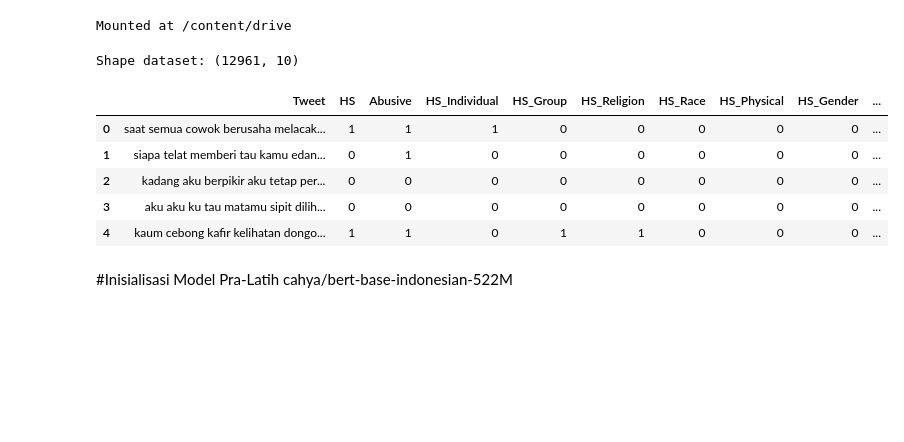
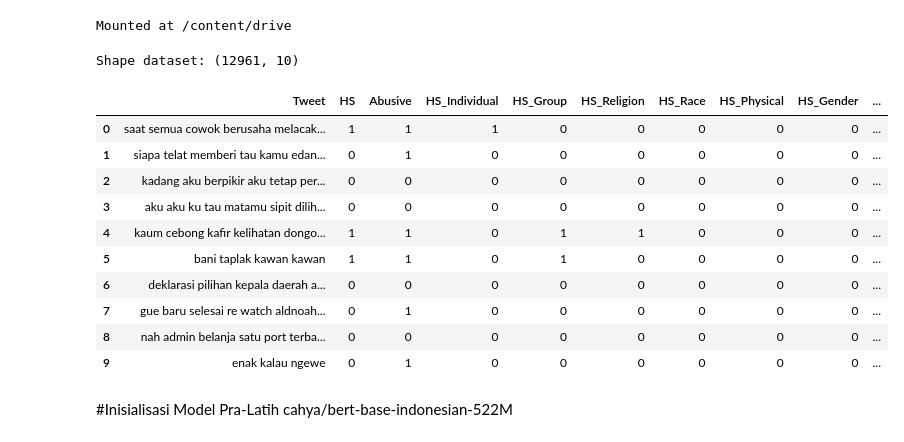
Before and after one commit to TugasAkhir-HateSpeechDetection/HateSpeechDetection-ML, a Jupyter notebook: HateSpeech_Tokenization.ipynb, the cells around one changed output. Cells and saved outputs as stored; diff of their text form; code cells hidden in the pictures; blank space fills up the shorter version.

```diff
--- a/HateSpeech_Tokenization.ipynb
+++ b/HateSpeech_Tokenization.ipynb
@@ -12,15 +15,20 @@ import os
 data = pd.read_csv(os.path.join(path, "preprocessed_data.csv"), encoding="latin-1")
 # %%
 print("Shape dataset:", data.shape)
-data.head()
+data.head(10)
 # %% [output]
 Shape dataset: (12961, 10)
 |  | Tweet | HS | Abusive | HS_Individual | HS_Group | HS_Religion | HS_Race | HS_Physical | HS_Gender | ... |
 | 0 | saat semua cowok berusaha melacak... | 1 | 1 | 1 | 0 | 0 | 0 | 0 | 0 | ... |
 | 1 | siapa telat memberi tau kamu edan... | 0 | 1 | 0 | 0 | 0 | 0 | 0 | 0 | ... |
 | 2 | kadang aku berpikir aku tetap per... | 0 | 0 | 0 | 0 | 0 | 0 | 0 | 0 | ... |
 | 3 | aku aku ku tau matamu sipit dilih... | 0 | 0 | 0 | 0 | 0 | 0 | 0 | 0 | ... |
 | 4 | kaum cebong kafir kelihatan dongo... | 1 | 1 | 0 | 1 | 1 | 0 | 0 | 0 | ... |
+| 5 | bani taplak kawan kawan | 1 | 1 | 0 | 1 | 0 | 0 | 0 | 0 | ... |
+| 6 | deklarasi pilihan kepala daerah a... | 0 | 0 | 0 | 0 | 0 | 0 | 0 | 0 | ... |
+| 7 | gue baru selesai re watch aldnoah... | 0 | 1 | 0 | 0 | 0 | 0 | 0 | 0 | ... |
+| 8 | nah admin belanja satu port terba... | 0 | 0 | 0 | 0 | 0 | 0 | 0 | 0 | ... |
+| 9 | enak kalau ngewe | 0 | 1 | 0 | 0 | 0 | 0 | 0 | 0 | ... |
 # %% [markdown]
 #Inisialisasi Model Pra-Latih cahya/bert-base-indonesian-522M
 # %%
```
Also changed, not shown: parts of 15 cells of this notebook.
